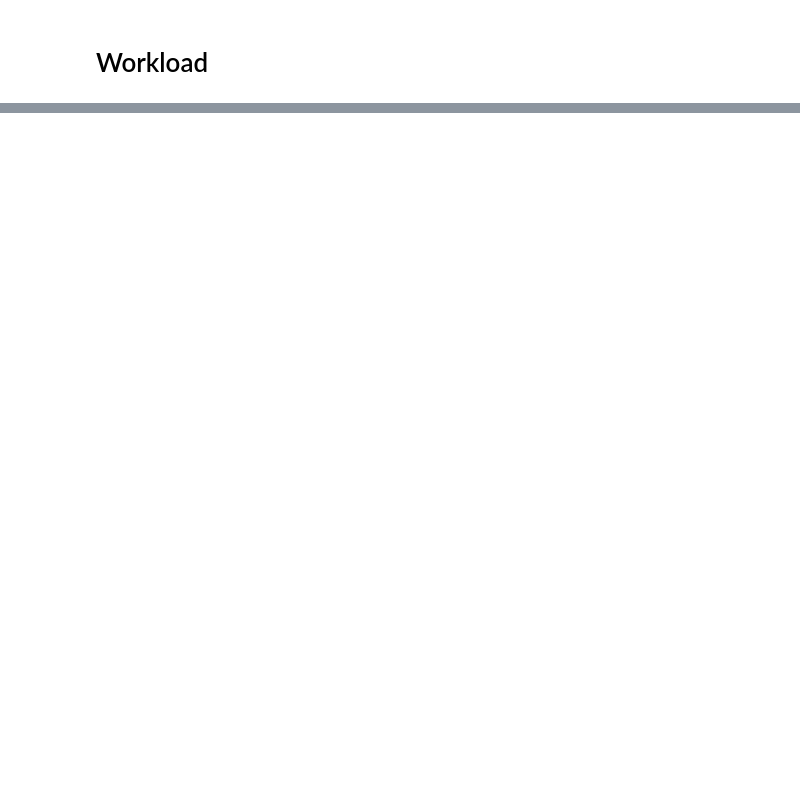
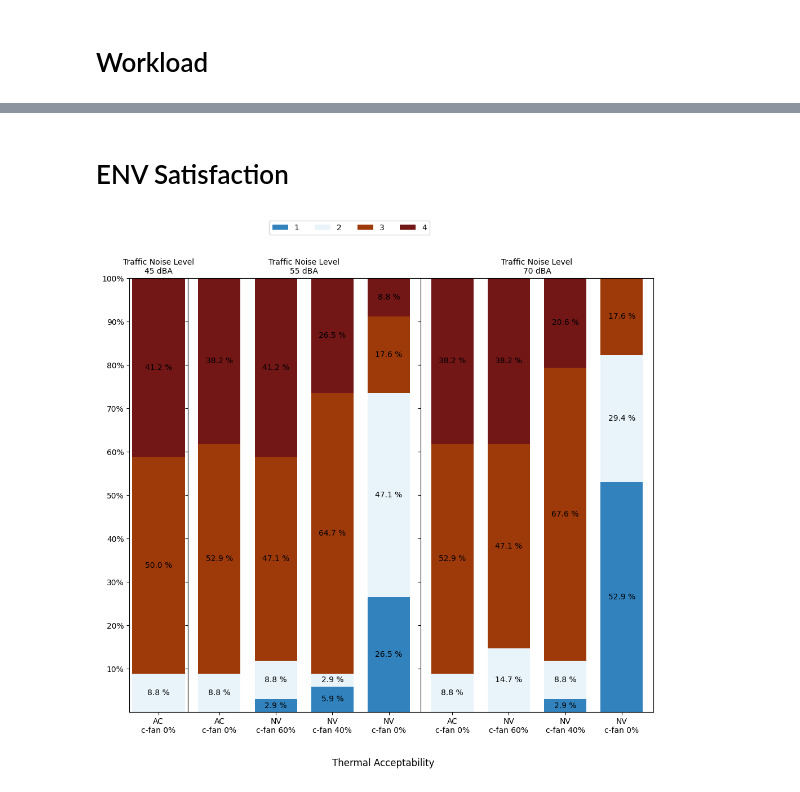
Before and after one commit to afifhrz/cognitive_learning, a Jupyter notebook: 15_noise_sensitivity_HRV_and_barplot/moodfatigwork_percentage.ipynb, the cells around one changed output, grey strips where cells are left out. Cells and saved outputs as stored; diff of their text form; code cells hidden in the pictures; blank space fills up the shorter version.

```diff
--- a/15_noise_sensitivity_HRV_and_barplot/moodfatigwork_percentage.ipynb
+++ b/15_noise_sensitivity_HRV_and_barplot/moodfatigwork_percentage.ipynb
@@ -439,0 +410,2 @@ for index,item in enumerate(col_x):
+# %% [markdown]
+# ENV Satisfaction
@@ -439,0 +515,15 @@ for index,item in enumerate(col_x):
+# %%
+col_x = ['ThermalSensation','AcousticSatisfaction', 'ThermalSatisfaction', 'TotalSatisfaction']
+col_x_labels = ['Thermal Sensation', 'Acoustic Satisfaction', 'Thermal Satisfaction', 'Total Satisfaction']
+group = ['Thermal', 'Traffic noise levels']
+data_fat = data[col_x+group].copy()
+
+custom_dict = {'AC':1, 'NV fan 5':2, 'NV fan 3':3,'NV fan 0':4,}
+data_fat.sort_values(by=['Thermal'], key=lambda x: x.map(custom_dict), inplace=True)
+data_fat.reset_index(inplace=True)
+colors = [("#3182bd"), ("#abd9e9"), ("#e8f4f9"), ("#e6550d"), ("#9e3a09"), ('#B22222'), ("#721616")]
+y_value = [1,2,3,4,5,6,7]
+labels = [1,2,3,4,5,6,7]
+
+for index,item in enumerate(col_x):
+    create_plot(data_fat, y_value, item, colors, labels, col_x_labels[index])
@@ -439,0 +633,17 @@ for index,item in enumerate(col_x):
+# %%
+col_x = ['ThermalAcceptability']
+col_x_labels = ['Thermal Acceptability']
+group = ['Thermal', 'Traffic noise levels']
+data_fat = data[col_x+group].copy()
+
+custom_dict = {'AC':1, 'NV fan 5':2, 'NV fan 3':3,'NV fan 0':4,}
+data_fat.sort_values(by=['Thermal'], key=lambda x: x.map(custom_dict), inplace=True)
+data_fat.reset_index(inplace=True)
+colors = [("#3182bd"), ("#e8f4f9"), ("#9e3a09"), ("#721616")]
+y_value = [1,2,3,4]
+labels = [1,2,3,4]
+
+for index,item in enumerate(col_x):
+    create_plot(data_fat, y_value, item, colors, labels, col_x_labels[index])
+# %% [output]
+[figure, added]
```
Also changed, not shown: parts of 13 cells of this notebook, 1 other file.
